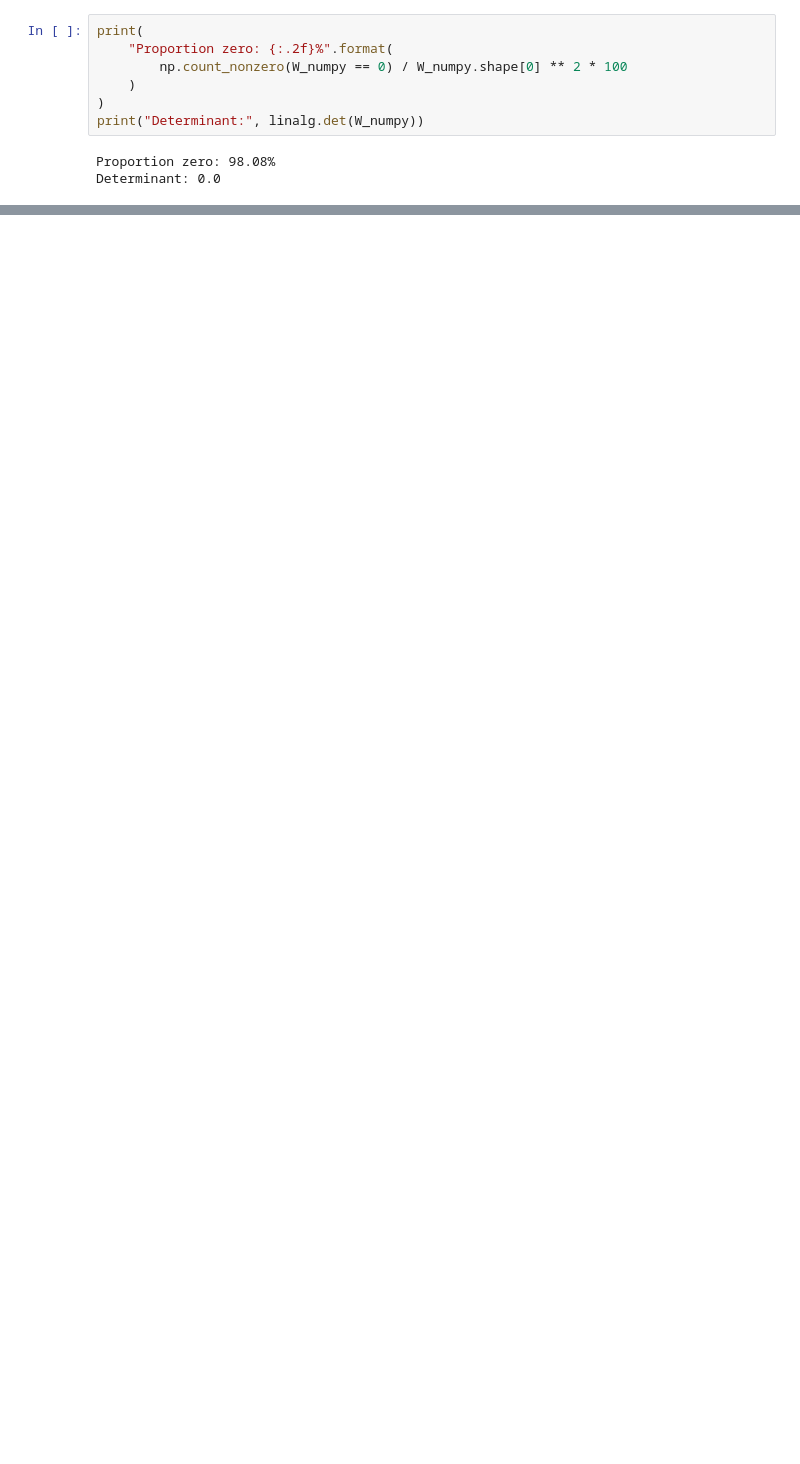
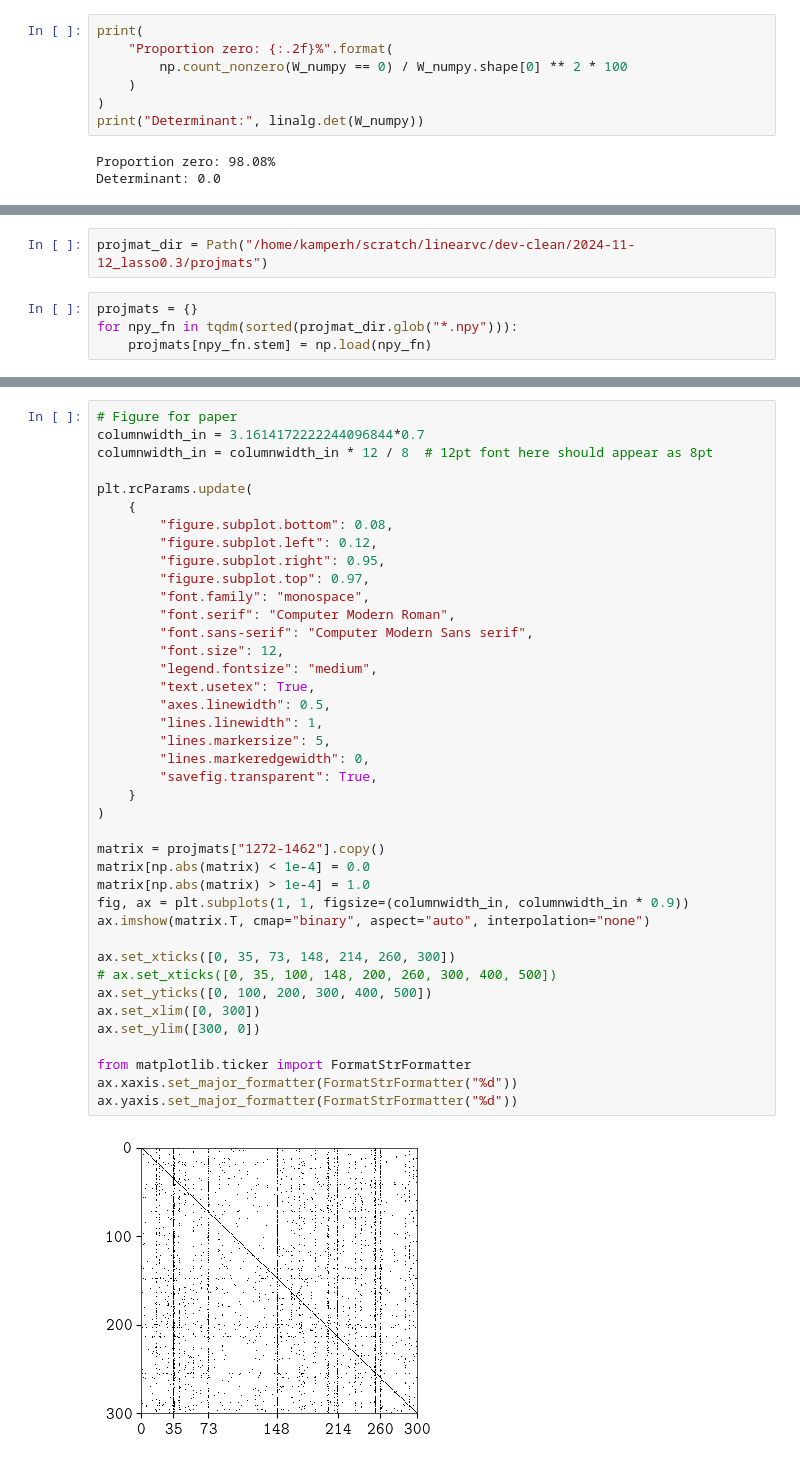
Before and after one commit to kamperh/linearvc, a Jupyter notebook: doc/analysis_matrices.ipynb, the cells around one changed output, grey strips where cells are left out. Saved outputs shown, nothing was run; the diff lists cells and outputs as text; blank space fills up the shorter version.

```diff
--- a/doc/analysis_matrices.ipynb
+++ b/doc/analysis_matrices.ipynb
@@ -387,0 +381,6 @@ Determinant: 0.0
+# %%
+projmat_dir = Path("/home/kamperh/scratch/linearvc/dev-clean/2024-11-12_lasso0.3/projmats")
+# %%
+projmats = {}
+for npy_fn in tqdm(sorted(projmat_dir.glob("*.npy"))):
+    projmats[npy_fn.stem] = np.load(npy_fn)
@@ -387,0 +391,42 @@ Determinant: 0.0
+# %%
+# Figure for paper
+columnwidth_in = 3.1614172222244096844*0.7
+columnwidth_in = columnwidth_in * 12 / 8  # 12pt font here should appear as 8pt
+
+plt.rcParams.update(
+    {
+        "figure.subplot.bottom": 0.08,
+        "figure.subplot.left": 0.12,
+        "figure.subplot.right": 0.95,
+        "figure.subplot.top": 0.97,
+        "font.family": "monospace",
+        "font.serif": "Computer Modern Roman",
+        "font.sans-serif": "Computer Modern Sans serif",
+        "font.size": 12,
+        "legend.fontsize": "medium",
+        "text.usetex": True,
+        "axes.linewidth": 0.5,
+        "lines.linewidth": 1,
+        "lines.markersize": 5,
+        "lines.markeredgewidth": 0,
+        "savefig.transparent": True,
+    }
+)
+
+matrix = projmats["1272-1462"].copy()
+matrix[np.abs(matrix) < 1e-4] = 0.0
+matrix[np.abs(matrix) > 1e-4] = 1.0
+fig, ax = plt.subplots(1, 1, figsize=(columnwidth_in, columnwidth_in * 0.9))
+ax.imshow(matrix.T, cmap="binary", aspect="auto", interpolation="none")
+
+ax.set_xticks([0, 35, 73, 148, 214, 260, 300])
+# ax.set_xticks([0, 35, 100, 148, 200, 260, 300, 400, 500])
+ax.set_yticks([0, 100, 200, 300, 400, 500])
+ax.set_xlim([0, 300])
+ax.set_ylim([300, 0])
+
+from matplotlib.ticker import FormatStrFormatter
+ax.xaxis.set_major_formatter(FormatStrFormatter("%d"))
+ax.yaxis.set_major_formatter(FormatStrFormatter("%d"))
+# %% [output]
+[figure, added]
```
Also changed, not shown: parts of 9 cells of this notebook, 5 other files.
